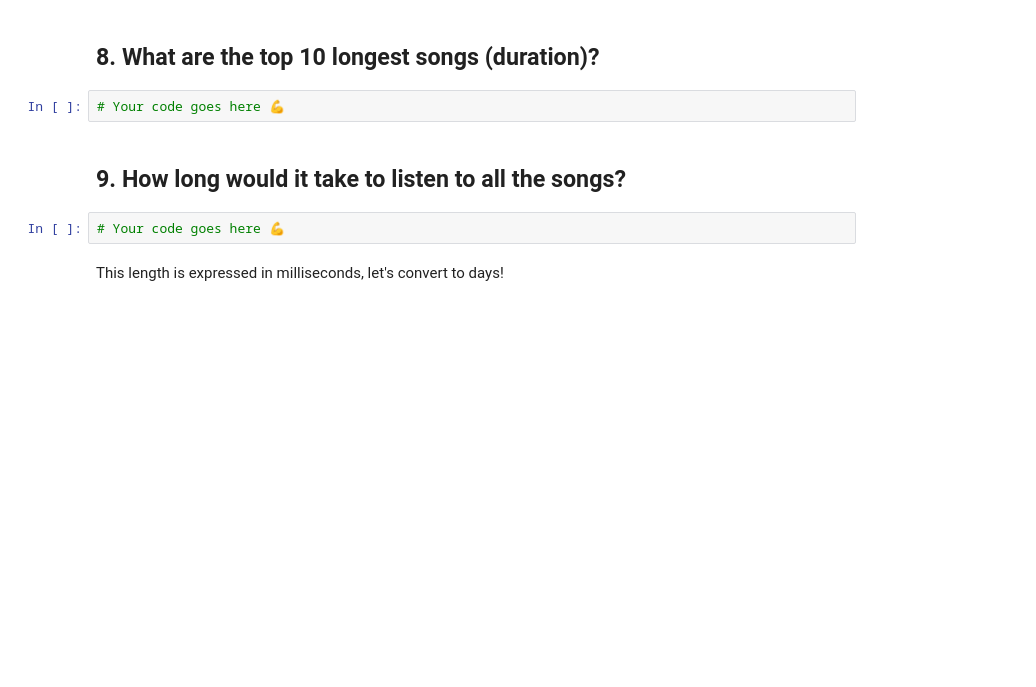
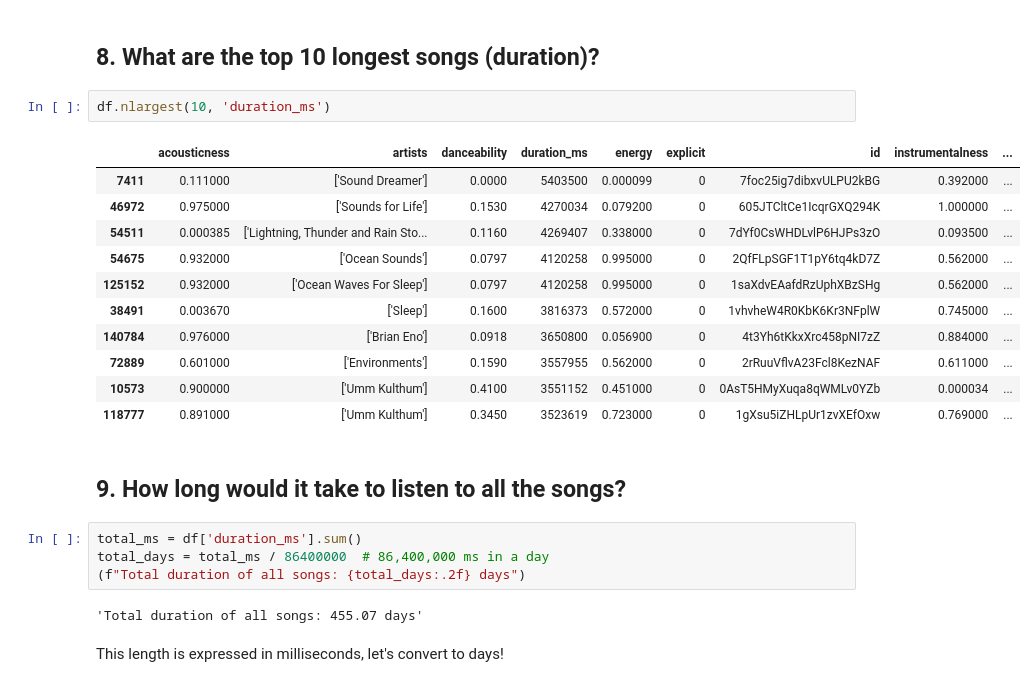
Before and after one commit to Dara-Smith/landing, a Jupyter notebook: spotify-project.ipynb, the cells around one changed output. Saved outputs shown, nothing was run; the diff lists cells and outputs as text; blank space fills up the shorter version.

```diff
--- a/spotify-project.ipynb
+++ b/spotify-project.ipynb
@@ -82,12 +108,28 @@ AttributeError: 'numpy.ndarray' object has no attribute 'value_counts'
 We only remove 470 songs (out of almost 170k) and get a way more interesting plot!
 # %% [markdown]
 ## 8. What are the top 10 longest songs (duration)?
-# %%
-# Your code goes here 💪
+# %%
+df.nlargest(10, 'duration_ms')
+# %% [output]
+|  | acousticness | artists | danceability | duration_ms | energy | explicit | id | instrumentalness | ... |
+| 7411 | 0.111000 | ['Sound Dreamer'] | 0.0000 | 5403500 | 0.000099 | 0 | 7foc25ig7dibxvULPU2kBG | 0.392000 | ... |
+| 46972 | 0.975000 | ['Sounds for Life'] | 0.1530 | 4270034 | 0.079200 | 0 | 605JTCltCe1IcqrGXQ294K | 1.000000 | ... |
+| 54511 | 0.000385 | ['Lightning, Thunder and Rain Sto... | 0.1160 | 4269407 | 0.338000 | 0 | 7dYf0CsWHDLvlP6HJPs3zO | 0.093500 | ... |
+| 54675 | 0.932000 | ['Ocean Sounds'] | 0.0797 | 4120258 | 0.995000 | 0 | 2QfFLpSGF1T1pY6tq4kD7Z | 0.562000 | ... |
+| 125152 | 0.932000 | ['Ocean Waves For Sleep'] | 0.0797 | 4120258 | 0.995000 | 0 | 1saXdvEAafdRzUphXBzSHg | 0.562000 | ... |
+| 38491 | 0.003670 | ['Sleep'] | 0.1600 | 3816373 | 0.572000 | 0 | 1vhvheW4R0KbK6Kr3NFplW | 0.745000 | ... |
+| 140784 | 0.976000 | ['Brian Eno'] | 0.0918 | 3650800 | 0.056900 | 0 | 4t3Yh6tKkxXrc458pNI7zZ | 0.884000 | ... |
+| 72889 | 0.601000 | ['Environments'] | 0.1590 | 3557955 | 0.562000 | 0 | 2rRuuVflvA23Fcl8KezNAF | 0.611000 | ... |
+| 10573 | 0.900000 | ['Umm Kulthum'] | 0.4100 | 3551152 | 0.451000 | 0 | 0AsT5HMyXuqa8qWMLv0YZb | 0.000034 | ... |
+| 118777 | 0.891000 | ['Umm Kulthum'] | 0.3450 | 3523619 | 0.723000 | 0 | 1gXsu5iZHLpUr1zvXEfOxw | 0.769000 | ... |
 # %% [markdown]
 ## 9. How long would it take to listen to all the songs?
-# %%
-# Your code goes here 💪
+# %%
+total_ms = df['duration_ms'].sum()
+total_days = total_ms / 86400000  # 86,400,000 ms in a day
+(f"Total duration of all songs: {total_days:.2f} days")
+# %% [output]
+'Total duration of all songs: 455.07 days'
 # %% [markdown]
 This length is expressed in milliseconds, let's convert to days!
 # %% [markdown]
```
Also changed, not shown: parts of 12 cells of this notebook.
